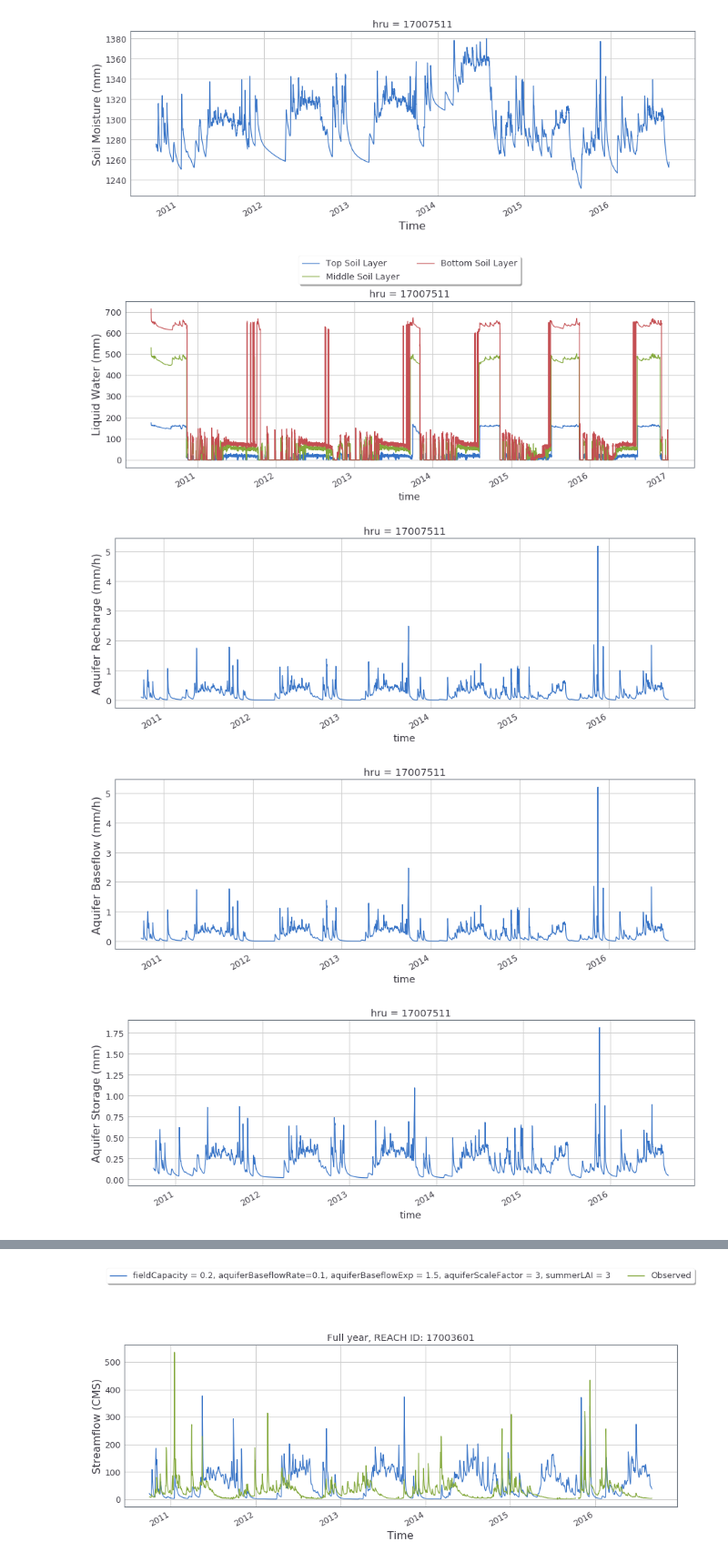
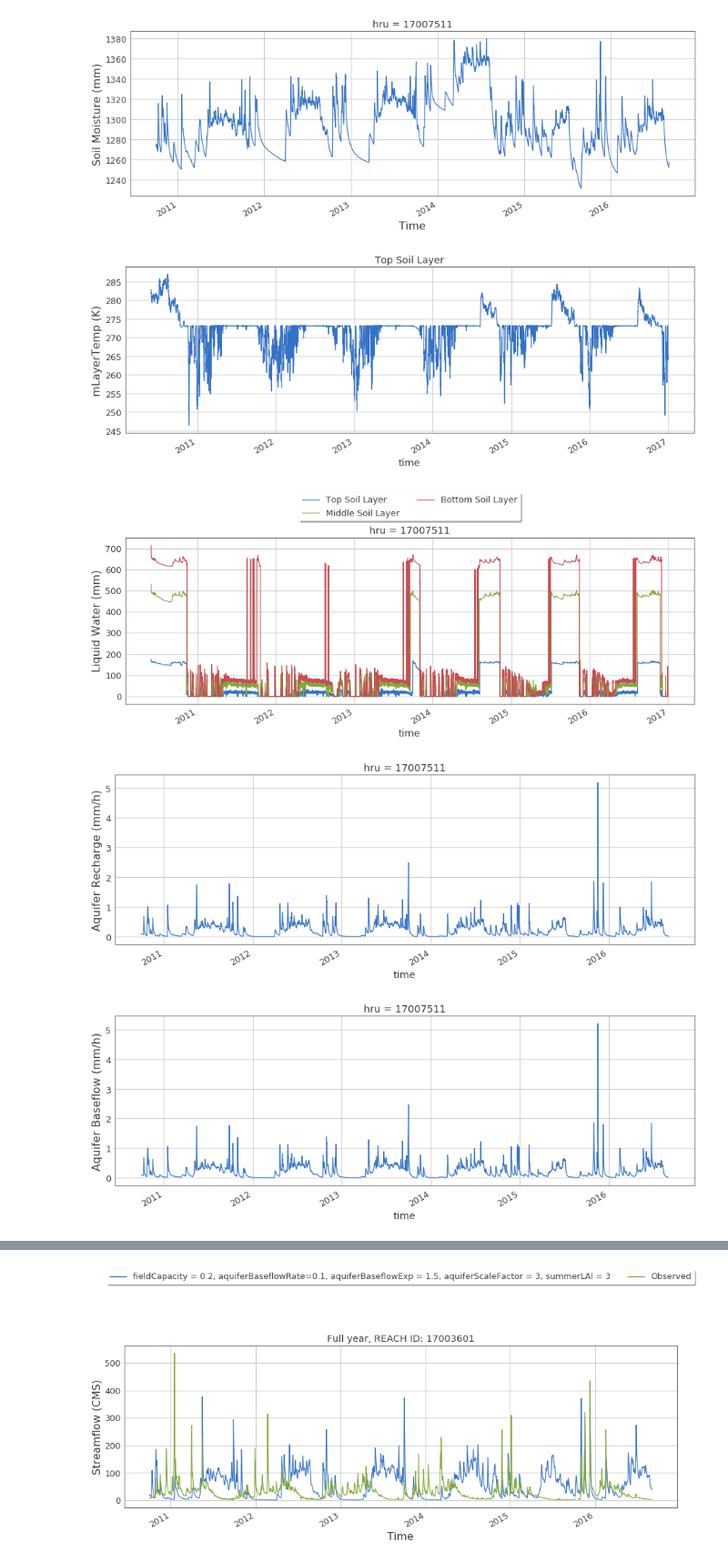
Before and after one commit to hydrofcst/luit, a Jupyter notebook: summatesting_jan28.ipynb, the cells around one changed output, grey strips where cells are left out. Shown at 91% size. Drawn from its saved outputs; the diff is of its cells as text; code cells hidden in the pictures.

Commit message:
Updated with top soil temperature/snow

```diff
--- a/summatesting_jan28.ipynb
+++ b/summatesting_jan28.ipynb
@@ -175,34 +175,41 @@ plt.show()
 [figure]
 [figure]
 # %%
+#mLayerTemp
+plt.figure(figsize=(pltwidth, pltheight))
+out.sel(hru=hid)['mLayerTemp'][:, 0].plot(label = 'Top')
+plt.ylabel('mLayerTemp (K)', fontsize = 16)
+plt.title('Top Soil Layer')
+plt.show()
+
 #mLayerVolFracLiq
 iden_water = 1000
 plt.figure(figsize=(pltwidth, pltheight))
 (out.sel(hru = hid)['mLayerVolFracLiq'][:, 0]*iden_water*0.5).plot(label='Top Soil Layer')
 (out.sel(hru = hid)['mLayerVolFracLiq'][:, 1]*iden_water*1.5).plot(label='Middle Soil Layer')
 (out.sel(hru = hid)['mLayerVolFracLiq'][:, 2]*iden_water*2.0).plot(label='Bottom Soil Layer')
 plt.legend(loc='upper center', bbox_to_anchor=(0.5, 1.3), ncol=2, fancybox=True, shadow=True)
 plt.ylabel('Liquid Water (mm)', fontsize=16)
 plt.show()
 
 
 plt.figure(figsize=(pltwidth, pltheight))
 out.sel(hru = hid)['scalarAquiferRecharge'].loc[starttime1:endtime1].plot()
 plt.ylabel('Aquifer Recharge (mm/h)', fontsize=16)
 plt.show()
 
 
 plt.figure(figsize=(pltwidth, pltheight))
 out.sel(hru = hid)['scalarAquiferBaseflow'].loc[starttime1:endtime1].plot()
 plt.ylabel('Aquifer Baseflow (mm/h)', fontsize=16)
 plt.show()
 
 plt.figure(figsize=(pltwidth, pltheight))
 out.sel(hru = hid)['scalarAquiferStorage'].loc[starttime1:endtime1].plot()
 plt.ylabel('Aquifer Storage (mm)', fontsize=16)
 plt.show()
 # %% [output]
-[figure, old version]
+[figure, new version]
-[figure, old version]
+[figure, new version]
 [figure]
-[figure, old version]
+[figure, new version]
```
Also changed, not shown: parts of 2 cells of this notebook, 1 other file.
